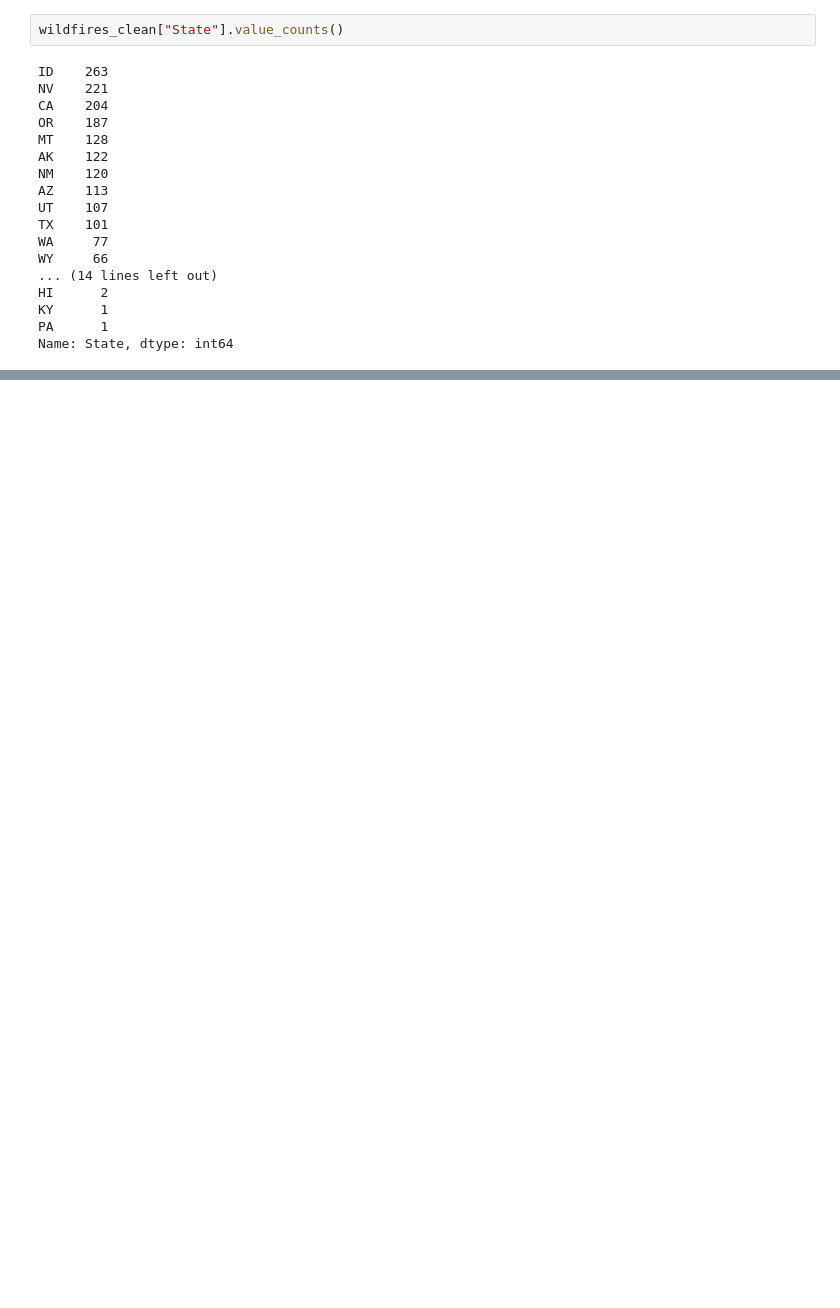
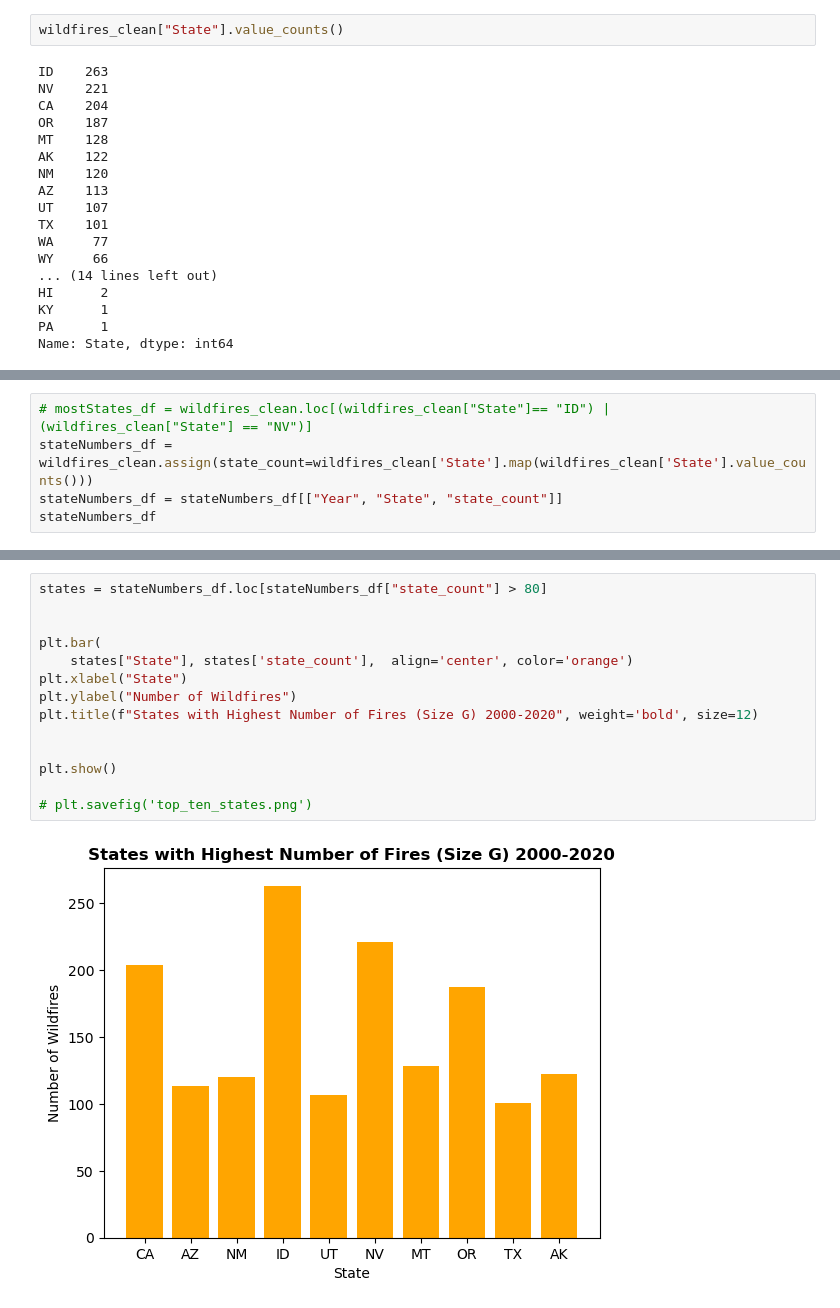
Before and after one commit to emilymees/ProjectThree, a Jupyter notebook: images/eb-data-vis.ipynb, the cells around one changed output, grey strips where cells are left out. Saved outputs shown, nothing was run; the diff lists cells and outputs as text; blank space fills up the shorter version.

Commit message:
images

```diff
--- a/images/eb-data-vis.ipynb
+++ b/images/eb-data-vis.ipynb
@@ -270,0 +250,5 @@ plt.bar(mostStates_df["State"], mostStates_df["Fire_Size"])
+# %%
+# mostStates_df = wildfires_clean.loc[(wildfires_clean["State"]== "ID") | (wildfires_clean["State"] == "NV")]
+stateNumbers_df = wildfires_clean.assign(state_count=wildfires_clean['State'].map(wildfires_clean['State'].value_counts()))
+stateNumbers_df = stateNumbers_df[["Year", "State", "state_count"]]
+stateNumbers_df
@@ -270,0 +269,16 @@ plt.bar(mostStates_df["State"], mostStates_df["Fire_Size"])
+# %%
+states = stateNumbers_df.loc[stateNumbers_df["state_count"] > 80]
+
+
+plt.bar(
+    states["State"], states['state_count'],  align='center', color='orange')
+plt.xlabel("State")
+plt.ylabel("Number of Wildfires")
+plt.title(f"States with Highest Number of Fires (Size G) 2000-2020", weight='bold', size=12)
+
+
+plt.show()
+
+# plt.savefig('top_ten_states.png')
+# %% [output]
+[figure, added]
```
Also changed, not shown: parts of 11 cells of this notebook, 2 other files.
